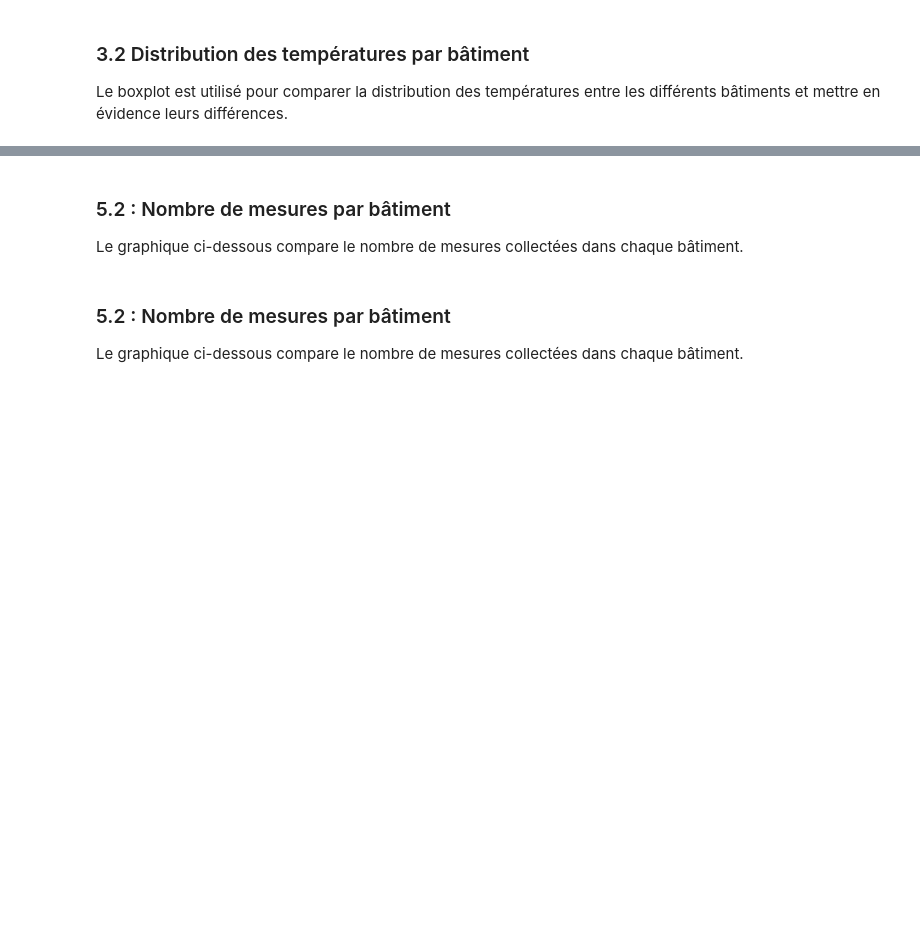
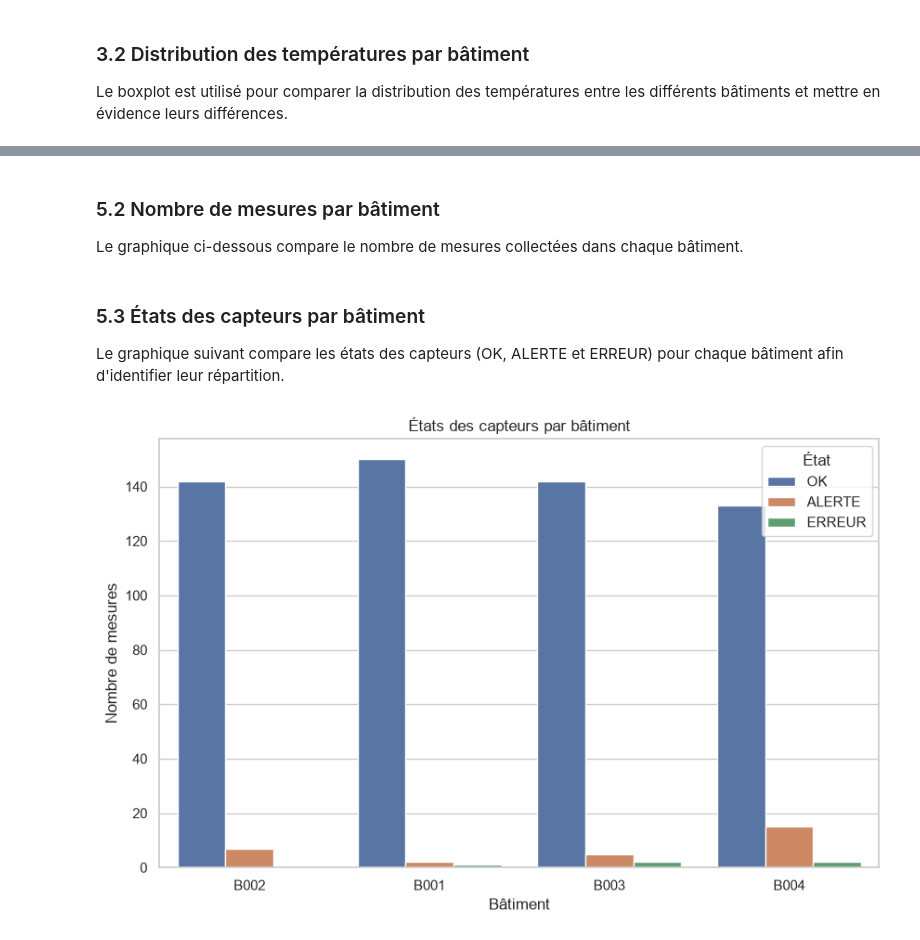
Before and after one commit to sirius-code7/atelier_seaborn_iot, a Jupyter notebook: notebooks/atelier_seaborn_iot.ipynb, the cells around one changed output, grey strips where cells are left out. Cells and saved outputs as stored; diff of their text form; code cells hidden in the pictures; blank space fills up the shorter version.

Commit message:
observer les mesures en état [ok] [alerte] et [erreur] (partie (5.3.a .b .c)

```diff
--- a/notebooks/atelier_seaborn_iot.ipynb
+++ b/notebooks/atelier_seaborn_iot.ipynb
@@ -273,7 +273,7 @@ plt.ylabel("Nombre de mesures")
 
 plt.show()
 # %% [markdown]
-### 5.2 : Nombre de mesures par bâtiment
+### 5.2 Nombre de mesures par bâtiment
 
 Le graphique ci-dessous compare le nombre de mesures collectées dans chaque bâtiment.
 # %%
@@ -289,7 +289,25 @@ plt.xlabel("Bâtiment")
 plt.ylabel("Nombre de mesures")
 
 plt.show()
-# %% [markdown]
-### 5.2 : Nombre de mesures par bâtiment
-
-Le graphique ci-dessous compare le nombre de mesures collectées dans chaque bâtiment.
+# %% [markdown]
+### 5.3 États des capteurs par bâtiment
+
+Le graphique suivant compare les états des capteurs (OK, ALERTE et ERREUR) pour chaque bâtiment afin d'identifier leur répartition.
+# %%
+plt.figure(figsize=(10, 6))
+
+sns.countplot(
+    data=df,
+    x="batiment",
+    hue="etat"
+)
+
+plt.title("États des capteurs par bâtiment")
+plt.xlabel("Bâtiment")
+plt.ylabel("Nombre de mesures")
+
+plt.legend(title="État")
+
+plt.show()
+# %% [output]
+[figure, added]
```
Also changed, not shown: parts of 8 cells of this notebook.
